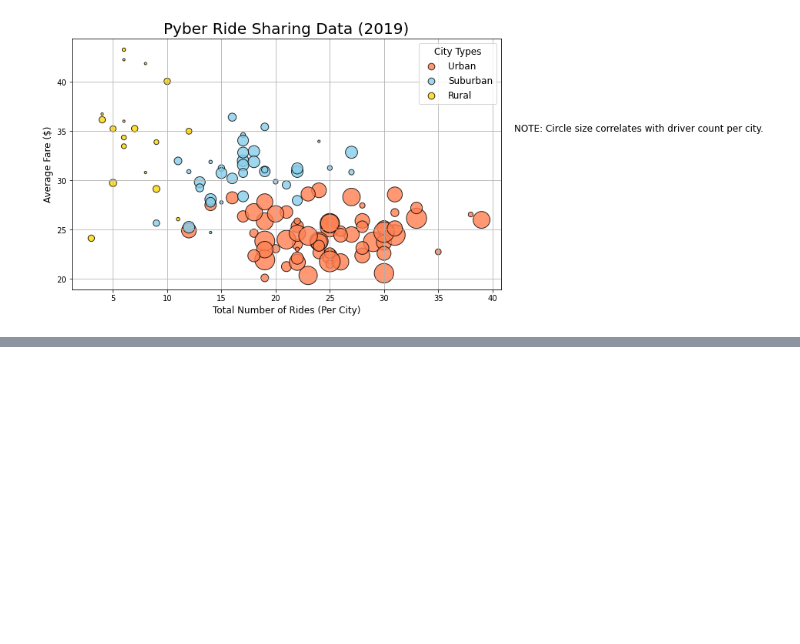
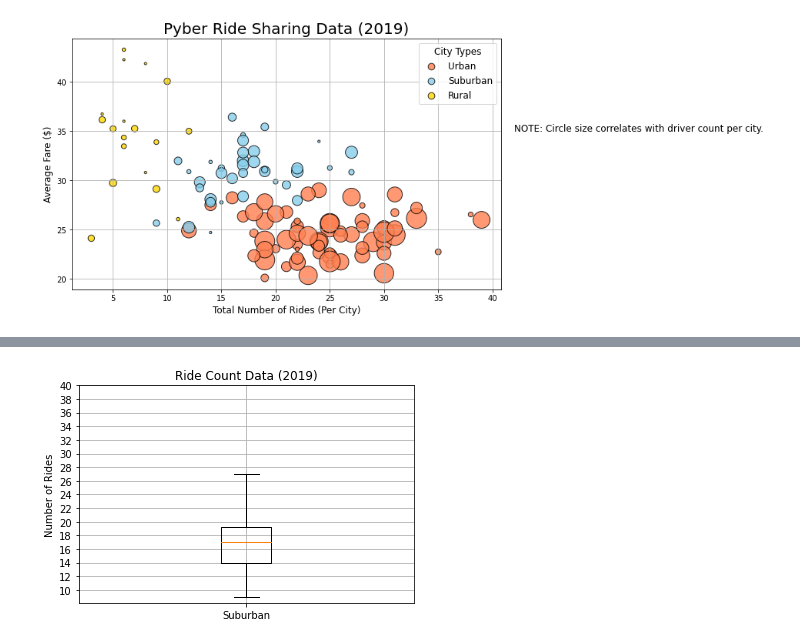
Before and after one commit to hdanso/pyber_analysis, a Jupyter notebook: PyBer.ipynb, the cells around one changed output, grey strips where cells are left out. Saved outputs shown, nothing was run; the diff lists cells and outputs as text; code cells hidden in the pictures; blank space fills up the shorter version.

```diff
--- a/PyBer.ipynb
+++ b/PyBer.ipynb
@@ -404,0 +756,15 @@ plt.show()
+# %%
+# Create a box and whisker plot for the suburban cities ride count (use ax.boxplot() function)
+xlabels = ["Suburban"]
+fig, ax = plt.subplots()
+ax.boxplot(suburban_count, labels=xlabels)
+
+# Add the titles, y axis label and grid
+ax.set_title('Ride Count Data (2019)')
+ax.set_ylabel('Number of Rides')
+ax.set_yticks(np.arange(10,41, step=2.0))
+ax.grid()
+
+plt.show()
+# %% [output]
+[figure, added]
```
Also changed, not shown: parts of 56 cells of this notebook.
